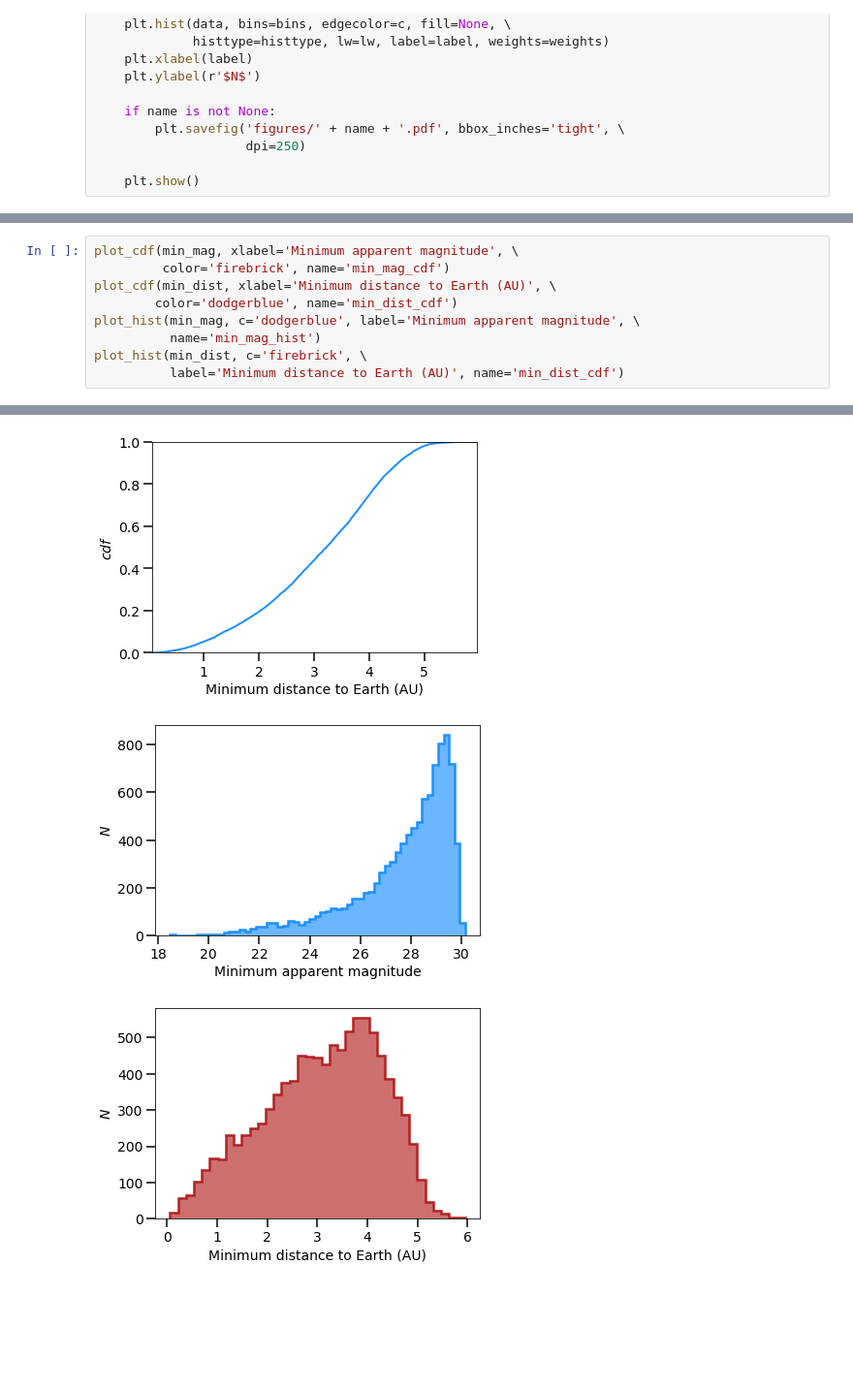
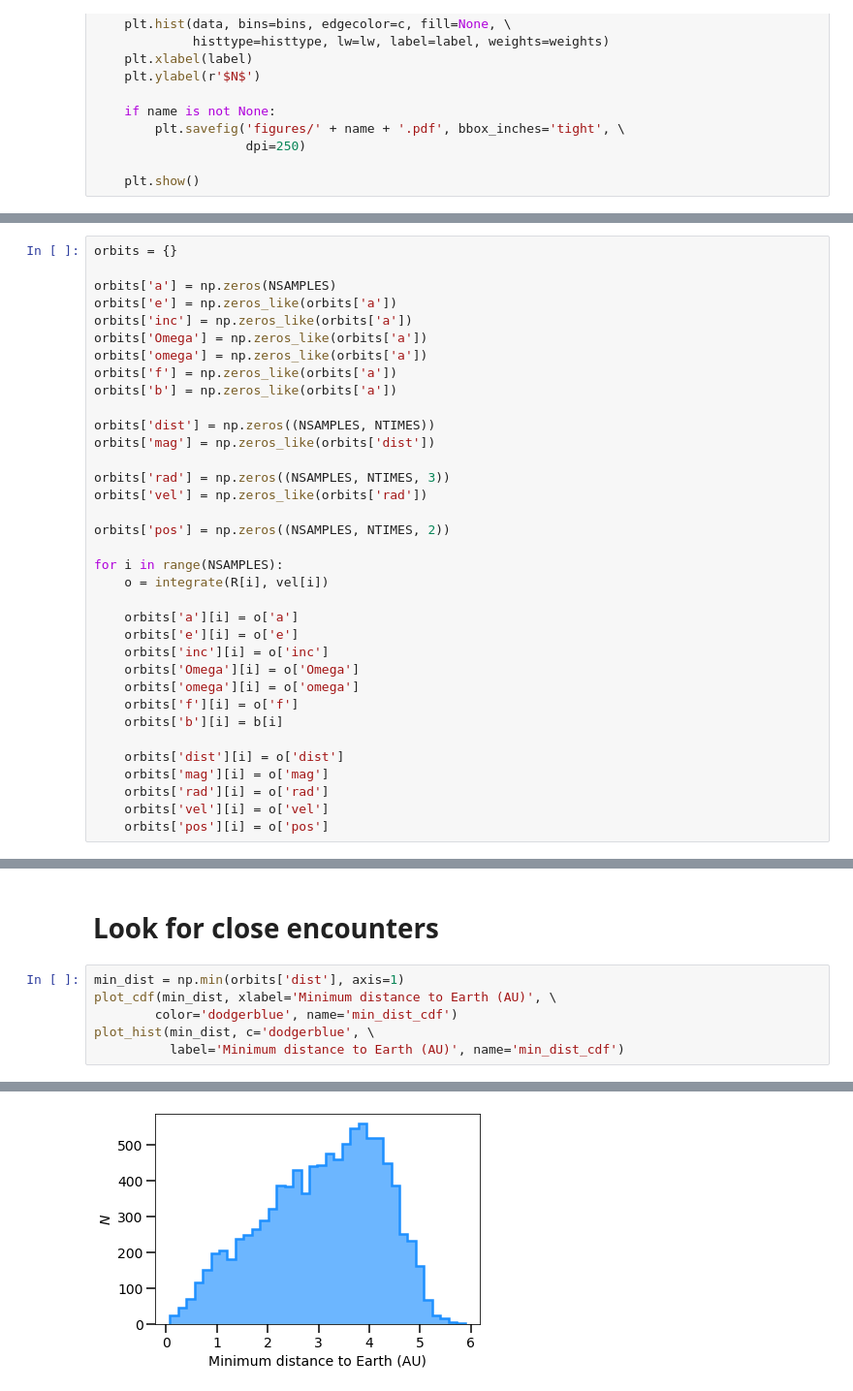
Before and after one commit to djhoover717/ISOAnalysis, a Jupyter notebook: iso_analysis_v3.ipynb, the cells around one changed output, grey strips where cells are left out. Shown at 97% size. Cells and saved outputs as stored; diff of their text form; blank space fills up the shorter version.

Commit message:
Observed initial conditions for close encounters

```diff
--- a/iso_analysis_v3.ipynb
+++ b/iso_analysis_v3.ipynb
@@ -278,0 +243,35 @@ min_dist = np.min(orbits['dist'], axis=1)
+# %%
+orbits = {}
+
+orbits['a'] = np.zeros(NSAMPLES)
+orbits['e'] = np.zeros_like(orbits['a'])
+orbits['inc'] = np.zeros_like(orbits['a'])
+orbits['Omega'] = np.zeros_like(orbits['a'])
+orbits['omega'] = np.zeros_like(orbits['a'])
+orbits['f'] = np.zeros_like(orbits['a'])
+orbits['b'] = np.zeros_like(orbits['a'])
+
+orbits['dist'] = np.zeros((NSAMPLES, NTIMES))
+orbits['mag'] = np.zeros_like(orbits['dist'])
+
+orbits['rad'] = np.zeros((NSAMPLES, NTIMES, 3))
+orbits['vel'] = np.zeros_like(orbits['rad'])
+
+orbits['pos'] = np.zeros((NSAMPLES, NTIMES, 2))
+
+for i in range(NSAMPLES):
+    o = integrate(R[i], vel[i])
+
+    orbits['a'][i] = o['a']
+    orbits['e'][i] = o['e']
+    orbits['inc'][i] = o['inc']
+    orbits['Omega'][i] = o['Omega']
+    orbits['omega'][i] = o['omega']
+    orbits['f'][i] = o['f']
+    orbits['b'][i] = b[i]
+
+    orbits['dist'][i] = o['dist']
+    orbits['mag'][i] = o['mag']
+    orbits['rad'][i] = o['rad']
+    orbits['vel'][i] = o['vel']
+    orbits['pos'][i] = o['pos']
@@ -279,10 +296,9 @@ min_dist = np.min(orbits['dist'], axis=1)
+# %% [markdown]
+# Look for close encounters
 # %%
-plot_cdf(min_mag, xlabel='Minimum apparent magnitude', \
-         color='firebrick', name='min_mag_cdf')
+min_dist = np.min(orbits['dist'], axis=1)
 plot_cdf(min_dist, xlabel='Minimum distance to Earth (AU)', \
         color='dodgerblue', name='min_dist_cdf')
-plot_hist(min_mag, c='dodgerblue', label='Minimum apparent magnitude', \
-          name='min_mag_hist')
-plot_hist(min_dist, c='firebrick', \
+plot_hist(min_dist, c='dodgerblue', \
           label='Minimum distance to Earth (AU)', name='min_dist_cdf')
 # %% [output]
@@ -290,3 +306 @@ plot_hist(min_dist, c='firebrick', \
-[figure, old version]
+[figure, new version]
-[figure, removed]
-[figure, removed]
```
Also changed, not shown: parts of 14 cells of this notebook.
